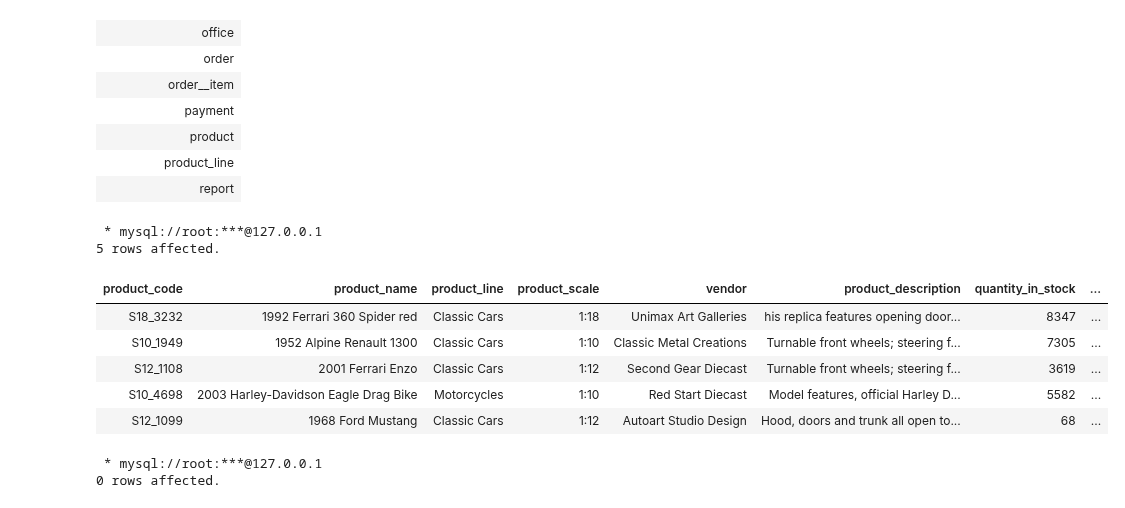
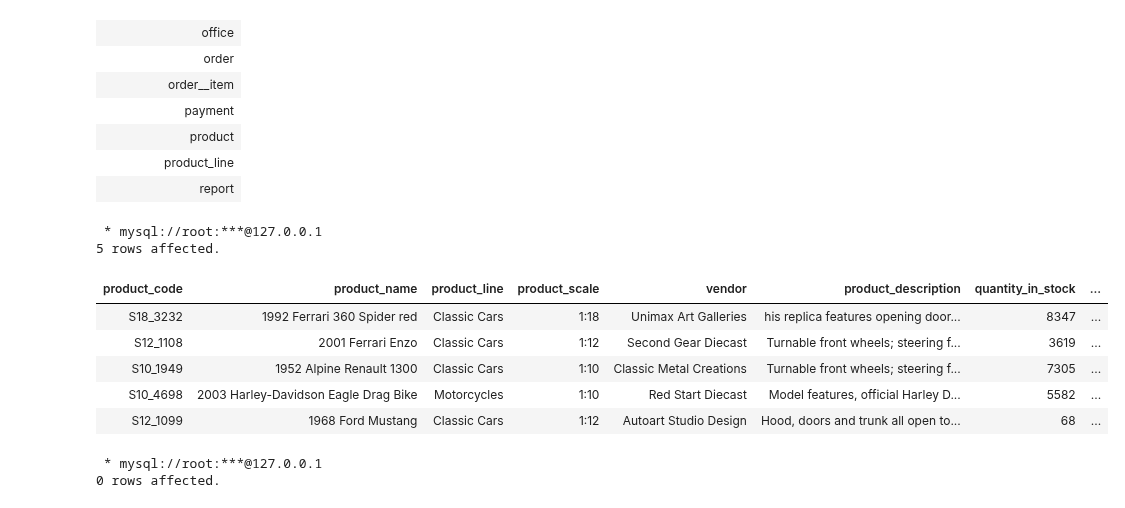
Before and after one commit to JasmineMadi/datajoint-tutorials, a Jupyter notebook: db-course/Assignment7.ipynb, the cells around one changed output. Drawn from its saved outputs; the diff is of its cells as text; code cells hidden in the pictures.

```diff
--- a/db-course/Assignment7.ipynb
+++ b/db-course/Assignment7.ipynb
@@ -411,17 +411,17 @@ show tables
 | report |
 # %%
 %%sql
-select product.*, sum(price) as total_sales_dollars from  product natural join order__item
+select w.*,CONCAT('$',format(total_sales,'C')) as total_sales_dollars from (select product.*, sum(price*quantity) total_sales from  product natural join order__item
 group by product_code
-order by total_sales_dollars desc
+order by total_sales desc) as w
 limit 5
 # %% [output]
  * mysql://root:***@127.0.0.1
 5 rows affected.
 | product_code | product_name | product_line | product_scale | vendor | product_description | quantity_in_stock | ... |
 | S18_3232 | 1992 Ferrari 360 Spider red | Classic Cars | 1:18 | Unimax Art Galleries | his replica features opening door... | 8347 | ... |
+| S12_1108 | 2001 Ferrari Enzo | Classic Cars | 1:12 | Second Gear Diecast | Turnable front wheels; steering f... | 3619 | ... |
 | S10_1949 | 1952 Alpine Renault 1300 | Classic Cars | 1:10 | Classic Metal Creations | Turnable front wheels; steering f... | 7305 | ... |
-| S12_1108 | 2001 Ferrari Enzo | Classic Cars | 1:12 | Second Gear Diecast | Turnable front wheels; steering f... | 3619 | ... |
 | S10_4698 | 2003 Harley-Davidson Eagle Drag Bike | Motorcycles | 1:10 | Red Start Diecast | Model features, official Harley D... | 5582 | ... |
 | S12_1099 | 1968 Ford Mustang | Classic Cars | 1:12 | Autoart Studio Design | Hood, doors and trunk all open to... | 68 | ... |
 # %%
```
Also changed, not shown: parts of 2 cells of this notebook.
